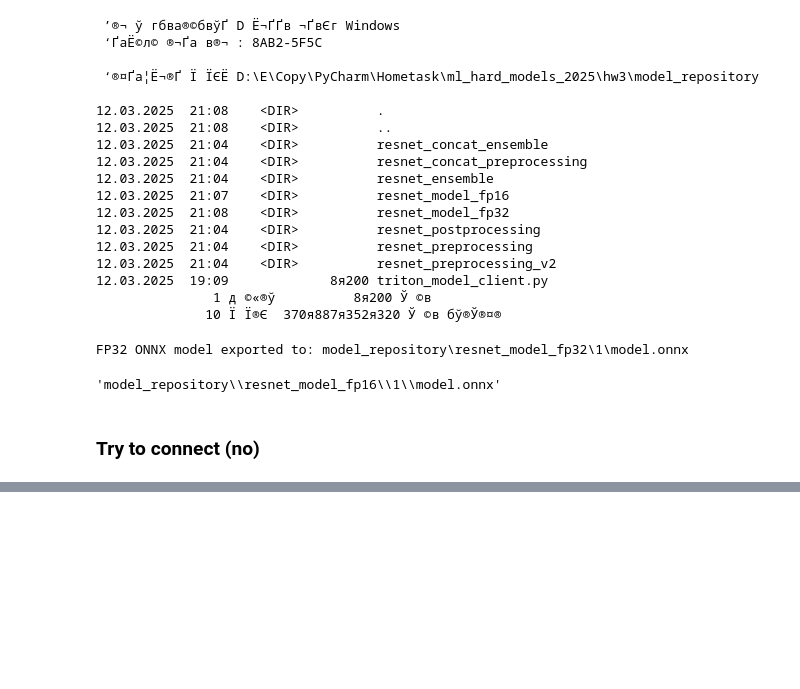
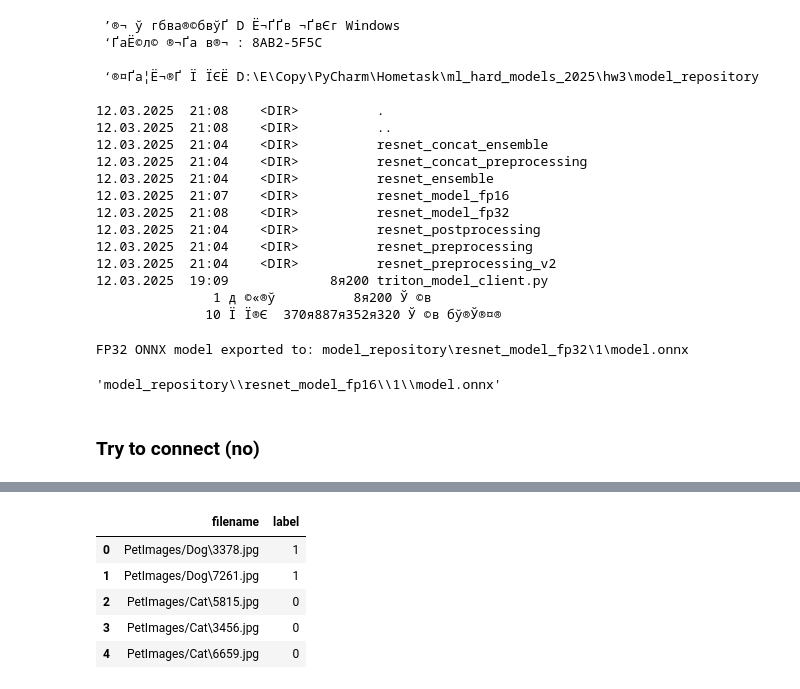
Before and after one commit to klyuchnikova/hw3, a Jupyter notebook: LoadingSavingTrainingModels.ipynb, the cells around one changed output, grey strips where cells are left out. Drawn from its saved outputs; the diff is of its cells as text; code cells hidden in the pictures; blank space fills up the shorter version.

```diff
--- a/LoadingSavingTrainingModels.ipynb
+++ b/LoadingSavingTrainingModels.ipynb
@@ -287,0 +399,9 @@ onnx_path_fp16
+# %%
+df.head()
+# %% [output]
+|  | filename | label |
+| 0 | PetImages/Dog\3378.jpg | 1 |
+| 1 | PetImages/Dog\7261.jpg | 1 |
+| 2 | PetImages/Cat\5815.jpg | 0 |
+| 3 | PetImages/Cat\3456.jpg | 0 |
+| 4 | PetImages/Cat\6659.jpg | 0 |
```
Also changed, not shown: parts of 13 cells of this notebook, 7 other files.
